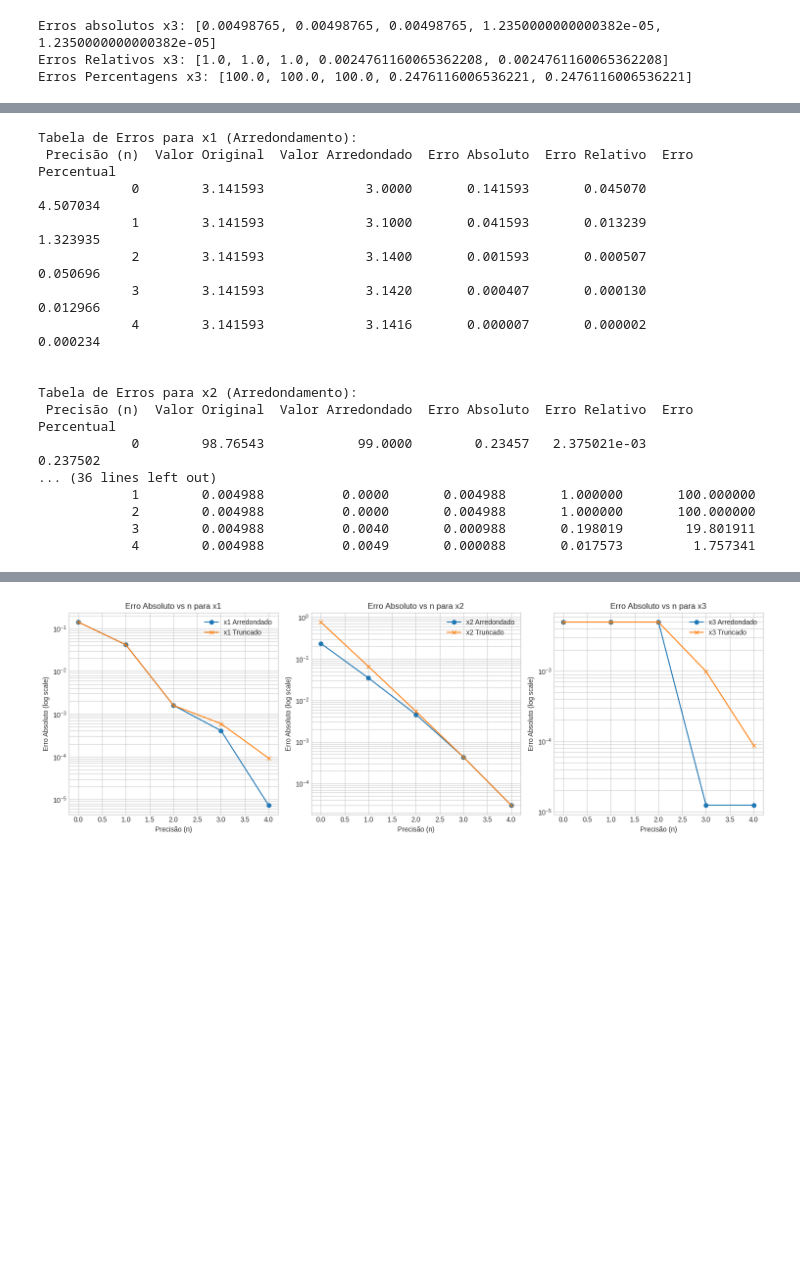
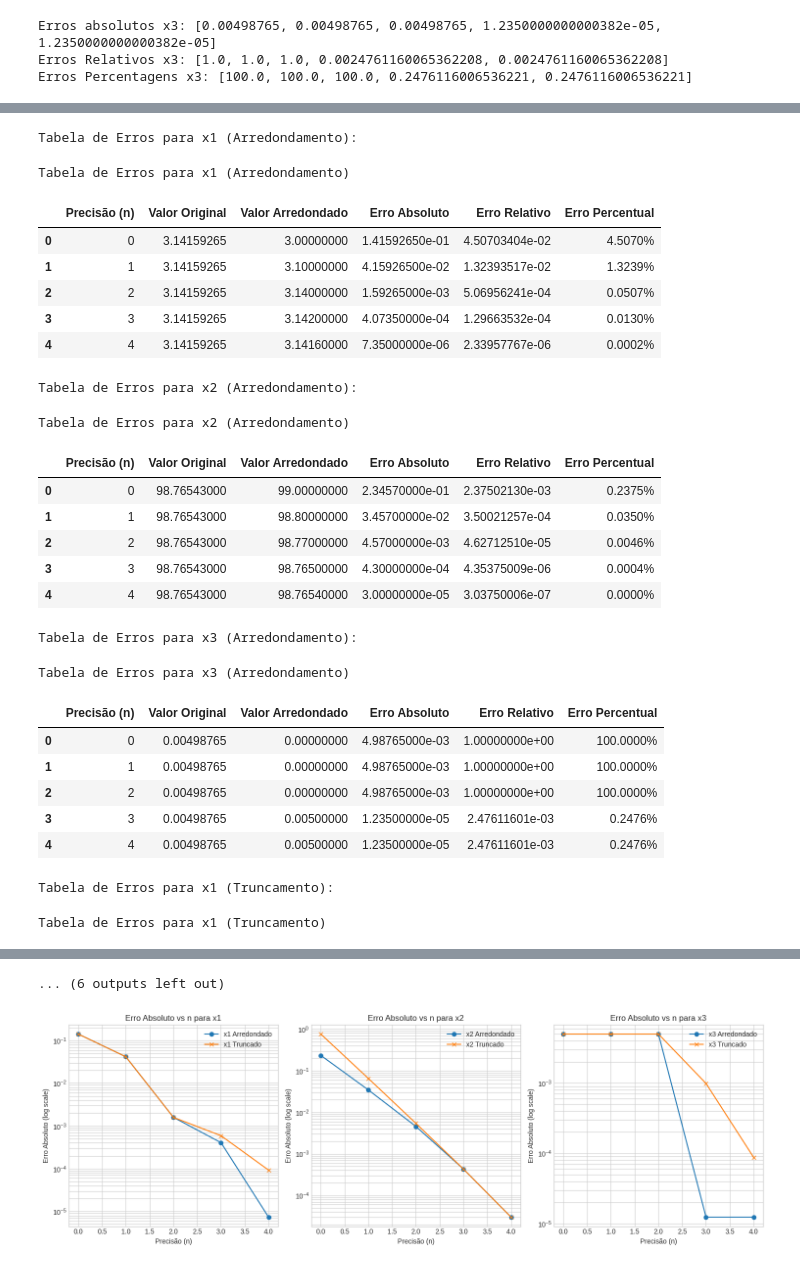
Before and after one commit to davidgeraldi/Calculo-Numerico-UNIFESP, a Jupyter notebook: Atividade_1_CN.ipynb, the cells around one changed output, grey strips where cells are left out. Saved outputs shown, nothing was run; the diff lists cells and outputs as text; code cells hidden in the pictures; blank space fills up the shorter version.

```diff
--- a/Atividade_1_CN.ipynb
+++ b/Atividade_1_CN.ipynb
@@ -27,11 +62,11 @@ print(x3arre)
 [99.0, 98.8, 98.77, 98.765, 98.7654]
 [0.0, 0.0, 0.0, 0.005, 0.005]
 # %%
-# Truncamento
+# Truncamento usando a função auxiliar
 
-x1trunc = [(math.trunc((10**i)*x1))/(10**i) for i in n]
-x2trunc = [(math.trunc((10**i)*x2))/(10**i) for i in n]
-x3trunc = [(math.trunc((10**i)*x3))/(10**i) for i in n]
+x1trunc = [trunc_decimal(x1, i) for i in n]
+x2trunc = [trunc_decimal(x2, i) for i in n]
+x3trunc = [trunc_decimal(x3, i) for i in n]
 
 print(x1trunc)
 print(x2trunc)
@@ -161,7 +213,10 @@ data_x1_arre = {
 }
 df_x1_arre = pd.DataFrame(data_x1_arre)
 print("Tabela de Erros para x1 (Arredondamento):")
-print(df_x1_arre.to_string(index=False))
+display(df_x1_arre.style.set_caption("Tabela de Erros para x1 (Arredondamento)").format({
+    'Valor Original': "{:.8f}", 'Valor Arredondado': "{:.8f}",
+    'Erro Absoluto': "{:.8e}", 'Erro Relativo': "{:.8e}", 'Erro Percentual': "{:.4f}%"
+}))
 print("\n")
 
 # Create DataFrame for x2 (Arredondamento)
@@ -175,7 +230,10 @@ data_x2_arre = {
 }
 df_x2_arre = pd.DataFrame(data_x2_arre)
 print("Tabela de Erros para x2 (Arredondamento):")
-print(df_x2_arre.to_string(index=False))
+display(df_x2_arre.style.set_caption("Tabela de Erros para x2 (Arredondamento)").format({
+    'Valor Original': "{:.8f}", 'Valor Arredondado': "{:.8f}",
+    'Erro Absoluto': "{:.8e}", 'Erro Relativo': "{:.8e}", 'Erro Percentual': "{:.4f}%"
+}))
 print("\n")
 
 # Create DataFrame for x3 (Arredondamento)
@@ -189,7 +247,10 @@ data_x3_arre = {
 }
 df_x3_arre = pd.DataFrame(data_x3_arre)
 print("Tabela de Erros para x3 (Arredondamento):")
-print(df_x3_arre.to_string(index=False))
+display(df_x3_arre.style.set_caption("Tabela de Erros para x3 (Arredondamento)").format({
+    'Valor Original': "{:.8f}", 'Valor Arredondado': "{:.8f}",
+    'Erro Absoluto': "{:.8e}", 'Erro Relativo': "{:.8e}", 'Erro Percentual': "{:.4f}%"
+}))
 print("\n")
 
 
@@ -206,51 +267,69 @@ data_x1_trunc = {
 }
 df_x1_trunc = pd.DataFrame(data_x1_trunc)
 print("Tabela de Erros para x1 (Truncamento):")
-print(df_x1_trunc.to_string(index=False))
+display(df_x1_trunc.style.set_caption("Tabela de Erros para x1 (Truncamento)").format({
+    'Valor Original': "{:.8f}", 'Valor Truncado': "{:.8f}",
+    'Erro Absoluto': "{:.8e}", 'Erro Relativo': "{:.8e}", 'Erro Percentual': "{:.4f}%"
+}))
 print("\n")
 
 # Create DataFrame for x2 (Truncamento)
 data_x2_trunc = {
     'Precisão (n)': n,
     'Valor Original': [x2] * len(n),
     'Valor Truncado': x2trunc,
     'Erro Absoluto': ErrAbsX2Trunc,
     'Erro Relativo': ErrRelX2Trunc,
     'Erro Percentual': ErrPerX2Trunc
 }
 df_x2_trunc = pd.DataFrame(data_x2_trunc)
 print("Tabela de Erros para x2 (Truncamento):")
-print(df_x2_trunc.to_string(index=False))
+display(df_x2_trunc.style.set_caption("Tabela de Erros para x2 (Truncamento)").format({
+    'Valor Original': "{:.8f}", 'Valor Truncado': "{:.8f}",
+    'Erro Absoluto': "{:.8e}", 'Erro Relativo': "{:.8e}", 'Erro Percentual': "{:.4f}%"
+}))
 print("\n")
 
 # Create DataFrame for x3 (Truncamento)
 data_x3_trunc = {
     'Precisão (n)': n,
     'Valor Original': [x3] * len(n),
     'Valor Truncado': x3trunc,
     'Erro Absoluto': ErrAbsX3Trunc,
     'Erro Relativo': ErrRelX3Trunc,
     'Erro Percentual': ErrPerX3Trunc
 }
 df_x3_trunc = pd.DataFrame(data_x3_trunc)
 print("Tabela de Erros para x3 (Truncamento):")
-print(df_x3_trunc.to_string(index=False))
+display(df_x3_trunc.style.set_caption("Tabela de Erros para x3 (Truncamento)").format({
+    'Valor Original': "{:.8f}", 'Valor Truncado': "{:.8f}",
+    'Erro Absoluto': "{:.8e}", 'Erro Relativo': "{:.8e}", 'Erro Percentual': "{:.4f}%"
+}))
 print("\n")
 # %% [output]
 Tabela de Erros para x1 (Arredondamento):
- Precisão (n)  Valor Original  Valor Arredondado  Erro Absoluto  Erro Relativo  Erro Percentual
-            0        3.141593             3.0000       0.141593       0.045070         4.507034
-            1        3.141593             3.1000       0.041593       0.013239         1.323935
-            2        3.141593             3.1400       0.001593       0.000507         0.050696
-            3        3.141593             3.1420       0.000407       0.000130         0.012966
-            4        3.141593             3.1416       0.000007       0.000002         0.000234
-
-
-Tabela de Erros para x2 (Arredondamento):
- Precisão (n)  Valor Original  Valor Arredondado  Erro Absoluto  Erro Relativo  Erro Percentual
-            0        98.76543            99.0000        0.23457   2.375021e-03         0.237502
-... (36 lines left out)
-            1        0.004988          0.0000       0.004988       1.000000       100.000000
-            2        0.004988          0.0000       0.004988       1.000000       100.000000
-            3        0.004988          0.0040       0.000988       0.198019        19.801911
-            4        0.004988          0.0049       0.000088       0.017573         1.757341
+Tabela de Erros para x1 (Arredondamento)
+|  | Precisão (n) | Valor Original | Valor Arredondado | Erro Absoluto | Erro Relativo | Erro Percentual |
+| 0 | 0 | 3.14159265 | 3.00000000 | 1.41592650e-01 | 4.50703404e-02 | 4.5070% |
+| 1 | 1 | 3.14159265 | 3.10000000 | 4.15926500e-02 | 1.32393517e-02 | 1.3239% |
+| 2 | 2 | 3.14159265 | 3.14000000 | 1.59265000e-03 | 5.06956241e-04 | 0.0507% |
+| 3 | 3 | 3.14159265 | 3.14200000 | 4.07350000e-04 | 1.29663532e-04 | 0.0130% |
+| 4 | 4 | 3.14159265 | 3.14160000 | 7.35000000e-06 | 2.33957767e-06 | 0.0002% |
+Tabela de Erros para x2 (Arredondamento):
+Tabela de Erros para x2 (Arredondamento)
+|  | Precisão (n) | Valor Original | Valor Arredondado | Erro Absoluto | Erro Relativo | Erro Percentual |
+| 0 | 0 | 98.76543000 | 99.00000000 | 2.34570000e-01 | 2.37502130e-03 | 0.2375% |
+| 1 | 1 | 98.76543000 | 98.80000000 | 3.45700000e-02 | 3.50021257e-04 | 0.0350% |
+| 2 | 2 | 98.76543000 | 98.77000000 | 4.57000000e-03 | 4.62712510e-05 | 0.0046% |
+| 3 | 3 | 98.76543000 | 98.76500000 | 4.30000000e-04 | 4.35375009e-06 | 0.0004% |
+| 4 | 4 | 98.76543000 | 98.76540000 | 3.00000000e-05 | 3.03750006e-07 | 0.0000% |
+Tabela de Erros para x3 (Arredondamento):
+Tabela de Erros para x3 (Arredondamento)
+|  | Precisão (n) | Valor Original | Valor Arredondado | Erro Absoluto | Erro Relativo | Erro Percentual |
+| 0 | 0 | 0.00498765 | 0.00000000 | 4.98765000e-03 | 1.00000000e+00 | 100.0000% |
+| 1 | 1 | 0.00498765 | 0.00000000 | 4.98765000e-03 | 1.00000000e+00 | 100.0000% |
+| 2 | 2 | 0.00498765 | 0.00000000 | 4.98765000e-03 | 1.00000000e+00 | 100.0000% |
+| 3 | 3 | 0.00498765 | 0.00500000 | 1.23500000e-05 | 2.47611601e-03 | 0.2476% |
+| 4 | 4 | 0.00498765 | 0.00500000 | 1.23500000e-05 | 2.47611601e-03 | 0.2476% |
+Tabela de Erros para x1 (Truncamento):
+Tabela de Erros para x1 (Truncamento)
@@ -257,3 +342,4 @@ Tabela de Erros para x2 (Arredondamento):
+... (6 outputs left out)
 # %%
 plt.figure(figsize=(15, 5))
 
```
Also changed, not shown: parts of 25 cells of this notebook.
